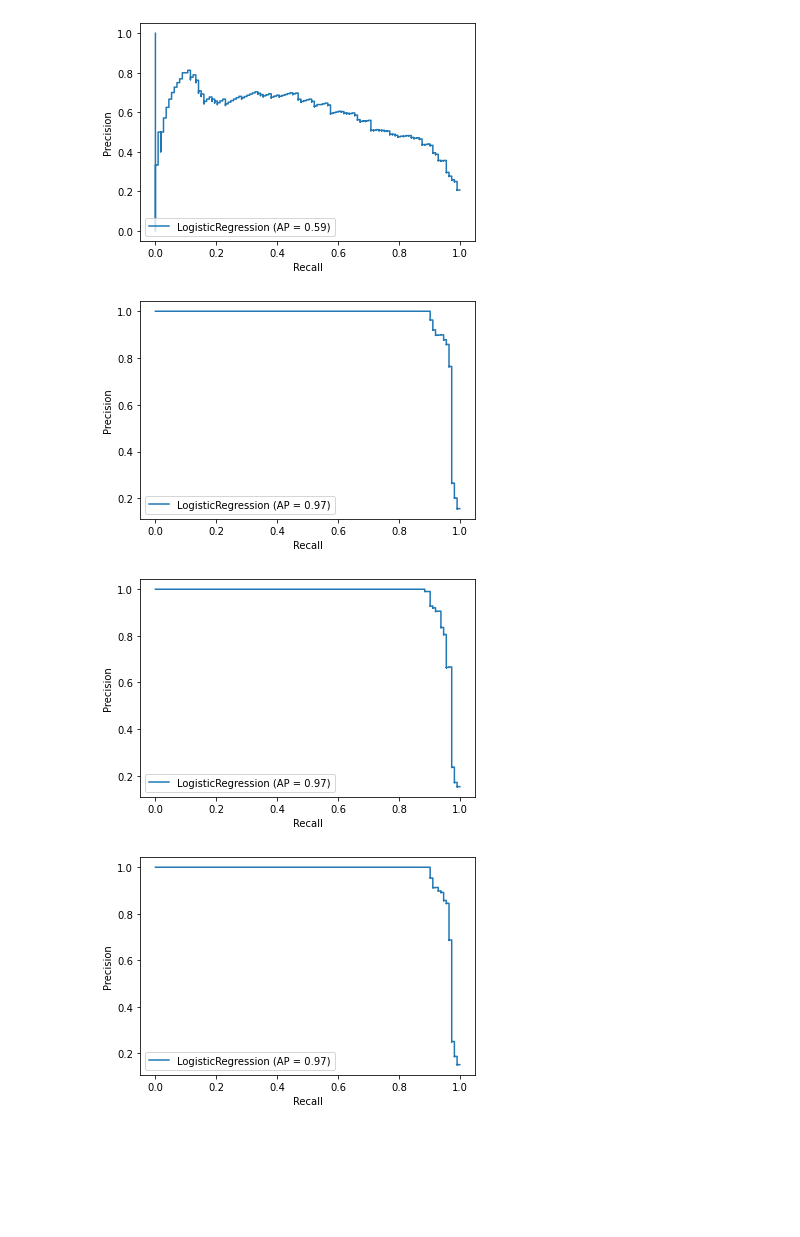
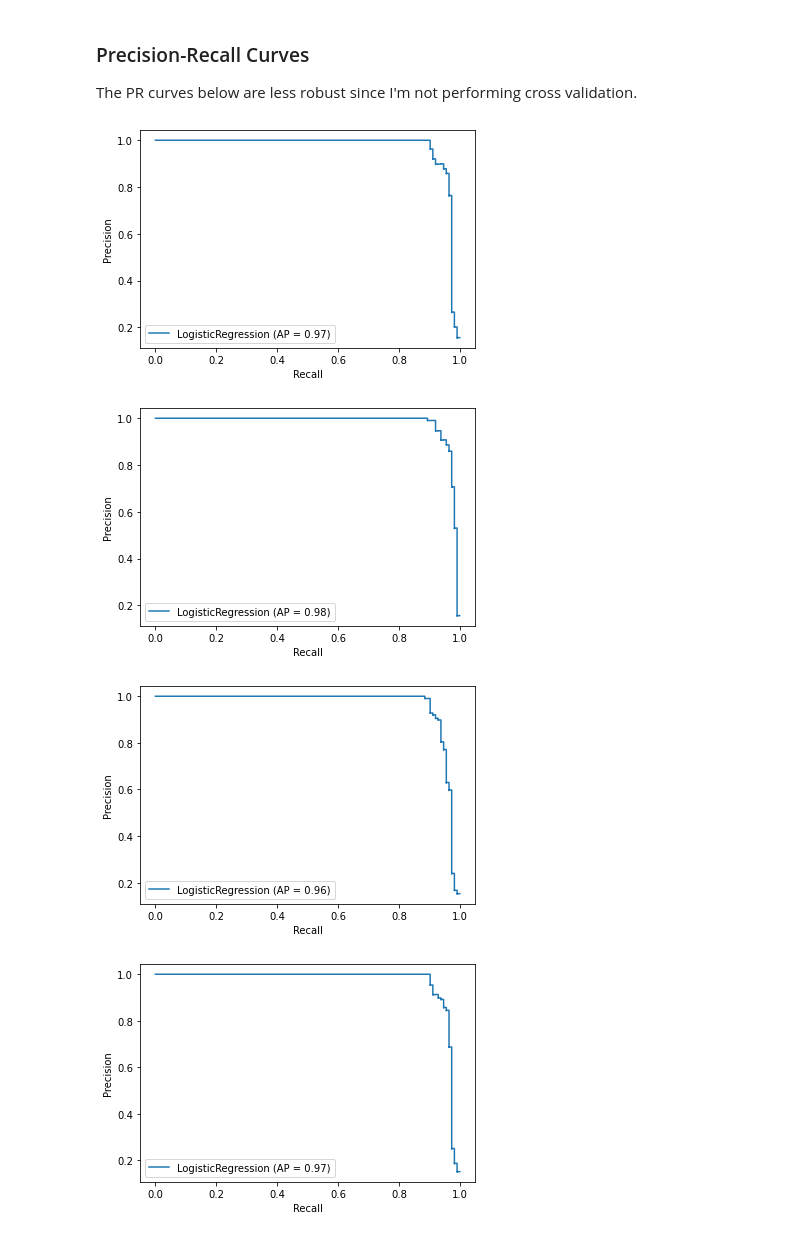
Before and after one commit to BigBangData/NaturalLanguageProcessing, a Jupyter notebook: TextAnalyticsWithR/08_ComparingRepresentations.ipynb, the cells around one changed output. Drawn from its saved outputs; the diff is of its cells as text; code cells hidden in the pictures; blank space fills up the shorter version.

```diff
--- a/TextAnalyticsWithR/08_ComparingRepresentations.ipynb
+++ b/TextAnalyticsWithR/08_ComparingRepresentations.ipynb
@@ -91,8 +98,10 @@ import custom.clean_preprocess as cp
 from sklearn.pipeline import Pipeline
 from sklearn.feature_extraction.text import TfidfTransformer
 
-dtm_pipe = Pipeline([('counter', cp.DocumentToNgramCounterTransformer(n_grams=3)),
-                     ('bow', cp.WordCounterToVectorTransformer(vocabulary_size=2000))
-                    ])
+pipe = Pipeline([('counter', cp.DocumentToNgramCounterTransformer(n_grams=3)),
+                 ('bot', cp.WordCounterToVectorTransformer(vocabulary_size=2000)),
+                 ('tfidf', TfidfTransformer(sublinear_tf=True))
+                ])
 
-X_train_bot = dtm_pipe.fit_transform(X_train)
+X_counter = pipe['counter'].fit_transform(X_train)
+X_bot = pipe['bot'].fit_transform(X_counter)
@@ -101,4 +136,5 @@ X_train_bot = dtm_pipe.fit_transform(X_train)
 # %%
 import scipy.sparse as sp
 
-X_train_bot_feat = sp.hstack((X_train_feat, X_train_bot))
+X_bot_feat = sp.hstack((X_bot, X_train_feat[:,0:6]))
+X_bot_feat
@@ -266,3 +275,9 @@ This result is less robust however (no CV).
+# %% [markdown]
+
+### Precision-Recall Curves
+
+
+The PR curves below are less robust since I'm not performing cross validation.
 # %%
 from sklearn.metrics import precision_recall_curve
 from sklearn.metrics import plot_precision_recall_curve
@@ -274,15 +289,15 @@ def plot_PR(X, y):
     log_clf.fit(X_train, y_train)
     p = plot_precision_recall_curve(log_clf, X_test, y_test)
 # %%
-plot_PR(X_train_feat, y_train)
+plot_PR(X_bot, y_train)
 # %% [output]
-[figure, old version]
+[figure, new version]
 # %%
-plot_PR(X_train_bot, y_train)
+plot_PR(X_svd_tfidf, y_train)
 # %% [output]
-[figure, old version]
+[figure, new version]
 # %%
-plot_PR(X_train_bot_feat, y_train)
+plot_PR(X_bot_feat, y_train)
 # %% [output]
-[figure, old version]
+[figure, new version]
 # %%
```
Also changed, not shown: parts of 40 cells of this notebook, 4 other files.
